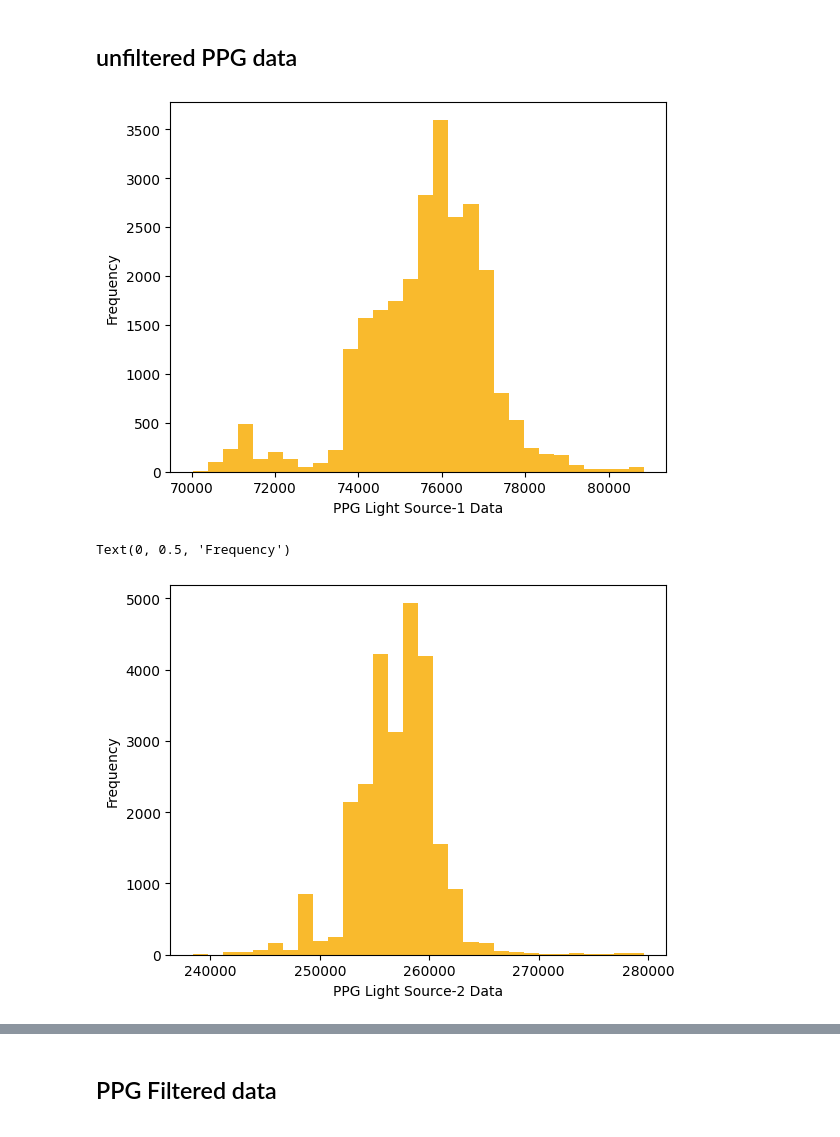
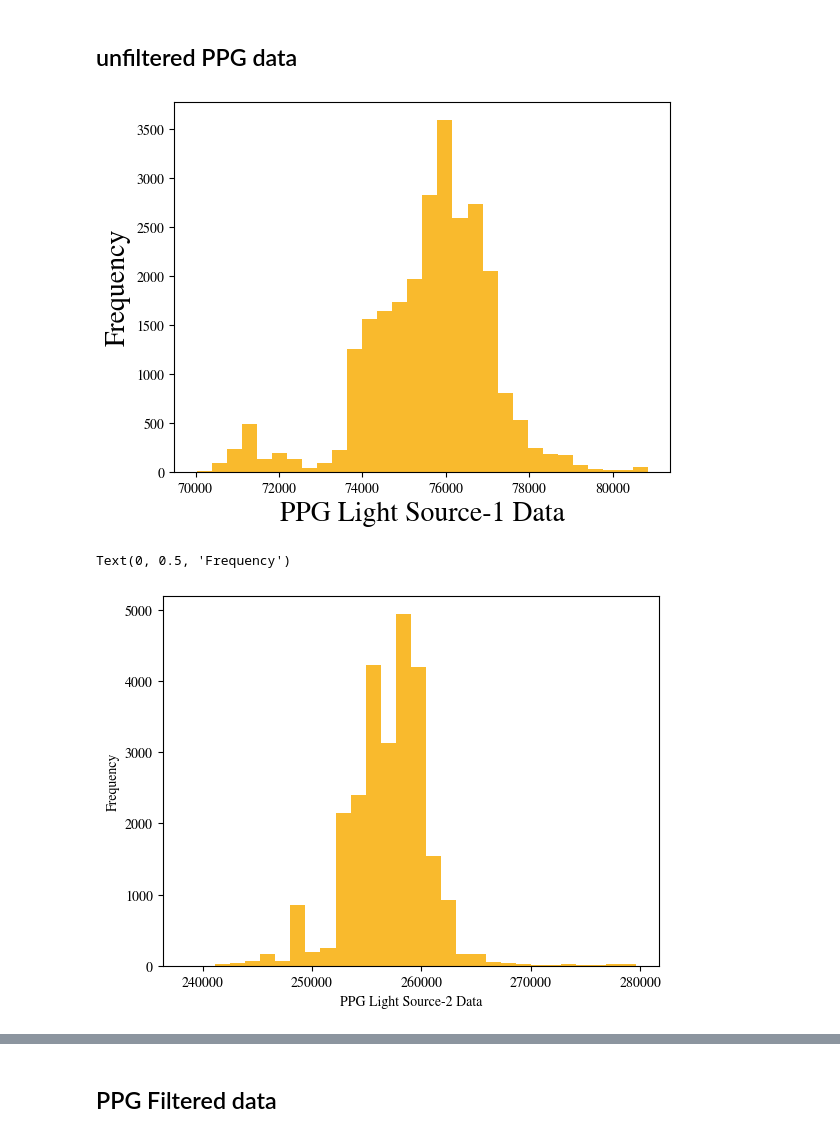
Before and after one commit to SenuraHansaja/H-IoT-Golob-Rice-Compression-Automation, a Jupyter notebook: PPG data/ppg_hist.ipynb, the cells around one changed output, grey strips where cells are left out. Cells and saved outputs as stored; diff of their text form; code cells hidden in the pictures.

Commit message:
font change

```diff
--- a/PPG data/ppg_hist.ipynb
+++ b/PPG data/ppg_hist.ipynb
@@ -8,6 +8,9 @@ from golomb_code import encode, decode
 import os
 from butterworth import butter_bandpass_filter_zi
 from scipy.interpolate import make_interp_spline
+# %%
+plt.rcParams['mathtext.fontset'] = 'cm'
+plt.rcParams['font.family'] = 'STIXGeneral'
 # %%
 '''
 each column represent the one light source in the ppg sensor
@@ -28,11 +31,11 @@ data.head()
 # %%
 column_1_unfil = data['Unnamed: 1'].dropna(inplace=False)
 plt.hist(column_1_unfil, bins=30,  color='#F9BA2D')
-plt.xlabel('PPG Light Source-1 Data')
-plt.ylabel('Frequency')
+plt.xlabel('PPG Light Source-1 Data' ,  fontsize=20)
+plt.ylabel('Frequency',  fontsize=20)
 plt.savefig('PPG unfiltered histogram.pdf')
 # %% [output]
-[figure, old version]
+[figure, new version]
 # %%
 column_2_unfil = data['Unnamed: 2'].dropna(inplace=False)
 plt.hist(column_2_unfil, bins=30,  color='#F9BA2D')
@@ -40,7 +43,7 @@ plt.xlabel('PPG Light Source-2 Data')
 plt.ylabel('Frequency')
 # %% [output]
 Text(0, 0.5, 'Frequency')
-[figure, old version]
+[figure, new version]
 # %%
 column_3_unfil = data['Unnamed: 3'].dropna(inplace=False)
 plt.hist(column_3_unfil, bins=30,  color='#F9BA2D')
```
Also changed, not shown: parts of 4 cells of this notebook, 7 other files.
